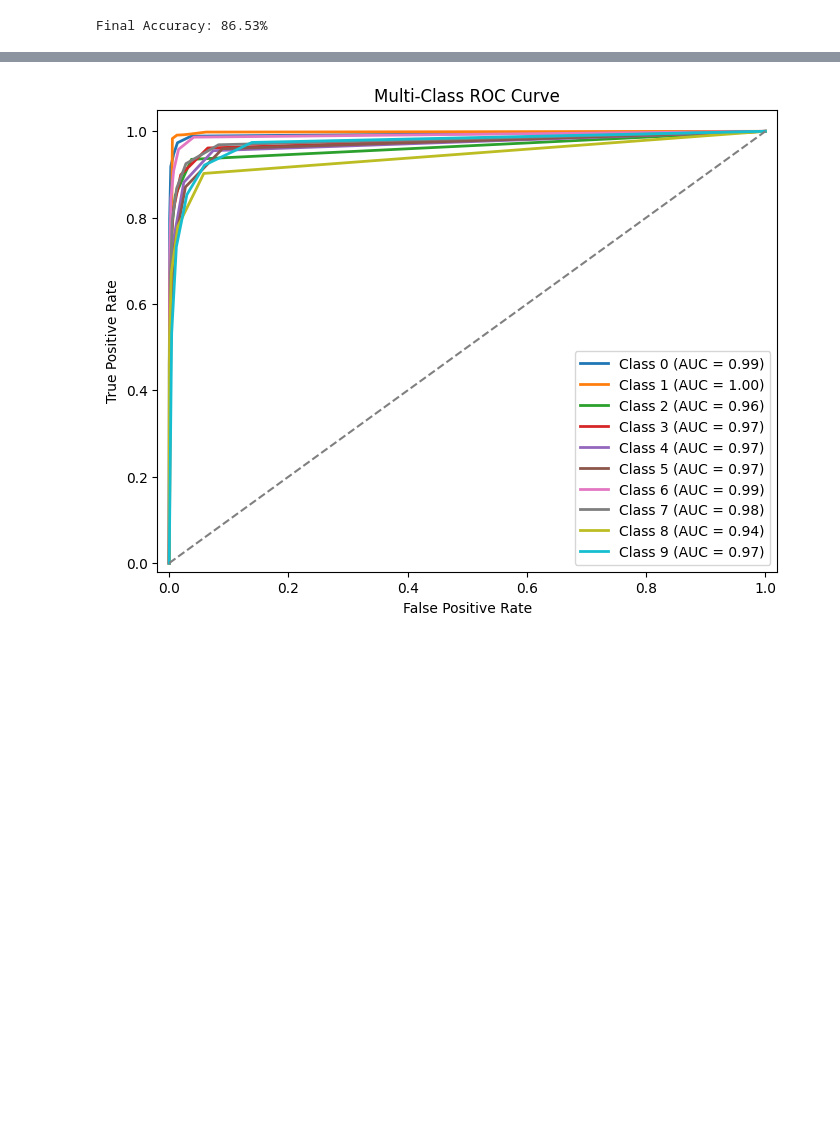
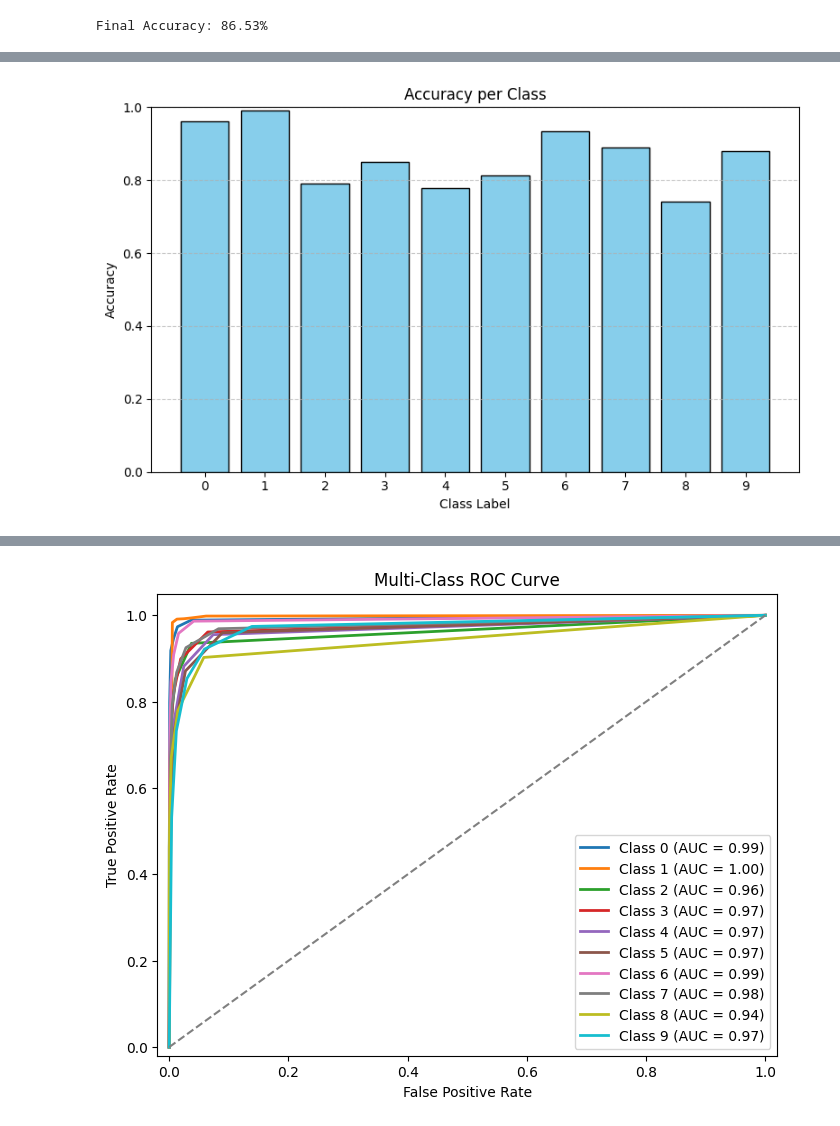
Before and after one commit to NitinVerma2027/PRML-Apr2025, a Jupyter notebook: ml_ipynb_files/knn_classifier.ipynb, the cells around one changed output, grey strips where cells are left out. Drawn from its saved outputs; the diff is of its cells as text; code cells hidden in the pictures; blank space fills up the shorter version.

```diff
--- a/ml_ipynb_files/knn_classifier.ipynb
+++ b/ml_ipynb_files/knn_classifier.ipynb
@@ -163,0 +195,22 @@ The code generates a ROC (Receiver Operating Characteristic) curve for a multi-c
+# %%
+#Accuracy per Class
+# Compute Confusion Matrix
+conf_matrix = confusion_matrix(y_test, y_pred)
+
+# Compute Accuracy per Class
+class_accuracy = conf_matrix.diagonal() / conf_matrix.sum(axis=1)
+class_accuracy = np.nan_to_num(class_accuracy)  # Replace NaN with 0 for empty classes
+
+# Plot Accuracy per Class
+plt.figure(figsize=(8, 5))
+plt.bar(range(len(class_accuracy)), class_accuracy, color="skyblue", edgecolor='black')
+plt.xlabel("Class Label")
+plt.ylabel("Accuracy")
+plt.ylim(0, 1)
+plt.title("Accuracy per Class")
+plt.xticks(range(len(class_accuracy)))
+plt.grid(axis="y", linestyle='--', alpha=0.7)
+plt.tight_layout()
+plt.show()
+# %% [output]
+[figure, added]
```
Also changed, not shown: parts of 13 cells of this notebook.
